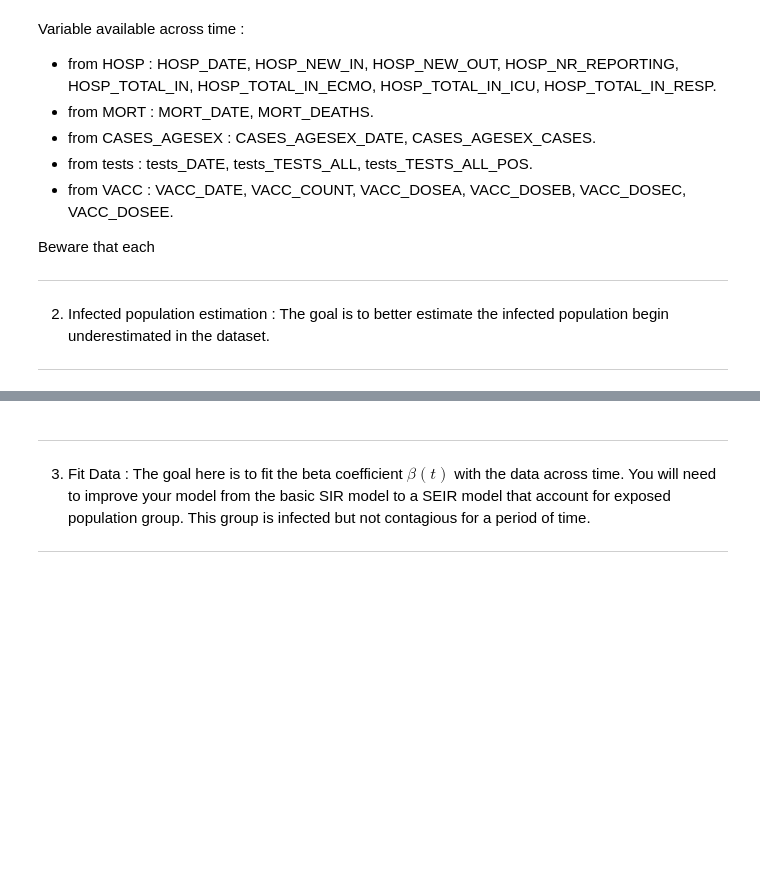
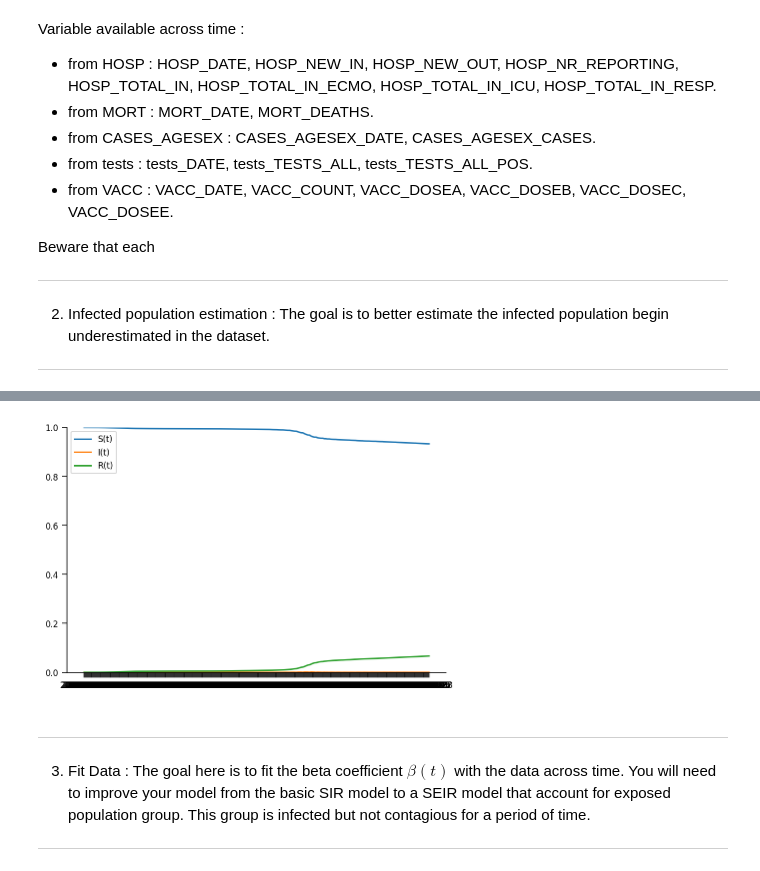
Before and after one commit to gdeside/LGBI02110, a Jupyter notebook: LGBIO2110_homework_covid19modelling.ipynb, the cells around one changed output, grey strips where cells are left out. Cells and saved outputs as stored; diff of their text form; code cells hidden in the pictures; blank space fills up the shorter version.

```diff
--- a/LGBIO2110_homework_covid19modelling.ipynb
+++ b/LGBIO2110_homework_covid19modelling.ipynb
@@ -200,0 +356,13 @@ Beware that each
+# %%
+N_pop = 11492641 #value from https://en.wikipedia.org/wiki/Belgium
+N=365
+# %%
+t0 = '3/1/2020'
+t1 = '2/28/2021'
+range_T0_T1 = pd.date_range(start=t0, end=t1).to_list()
+
+lst_range = []
+for time in range_T0_T1:
+    lst_range.append(time.strftime("%Y-%m-%d"))
+# %%
+defsum_case_t0_t1 = dfsum_case.loc[lst_range]
@@ -200,0 +398,6 @@ Beware that each
+# %%
+nb_case = np.array(defsum_case_t0_t1["CASES"])
+nb_case_cumsum = np.cumsum(nb_case)
+print(nb_case_cumsum)
+S_vector = np.ones(365)*N_pop
+S_vector -= (nb_case+nb_case_cumsum)
@@ -201 +422,10 @@ Beware that each
+# %%
+plt.plot(lst_range, S_vector/N_pop, label = 'S(t)')
+plt.plot(lst_range, nb_case/N_pop, label = 'I(t)')
+plt.plot(lst_range, nb_case_cumsum/N_pop, label = 'R(t)')
+plt.legend()
+plt.ylim((0,1))
+plt.show()
+# %% [output]
+[figure, added]
 # %%
```
Also changed, not shown: parts of 15 cells of this notebook, 2 other files.
